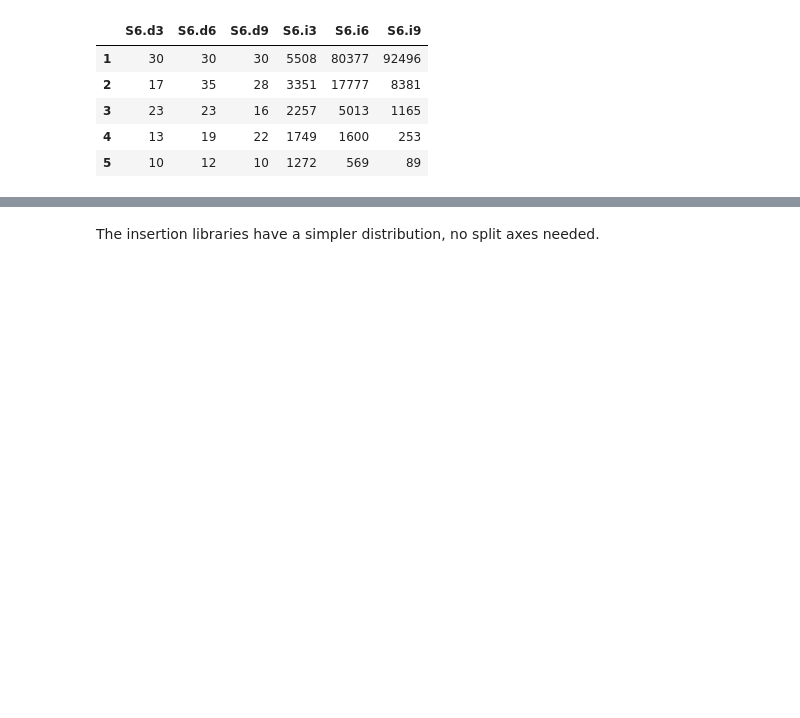
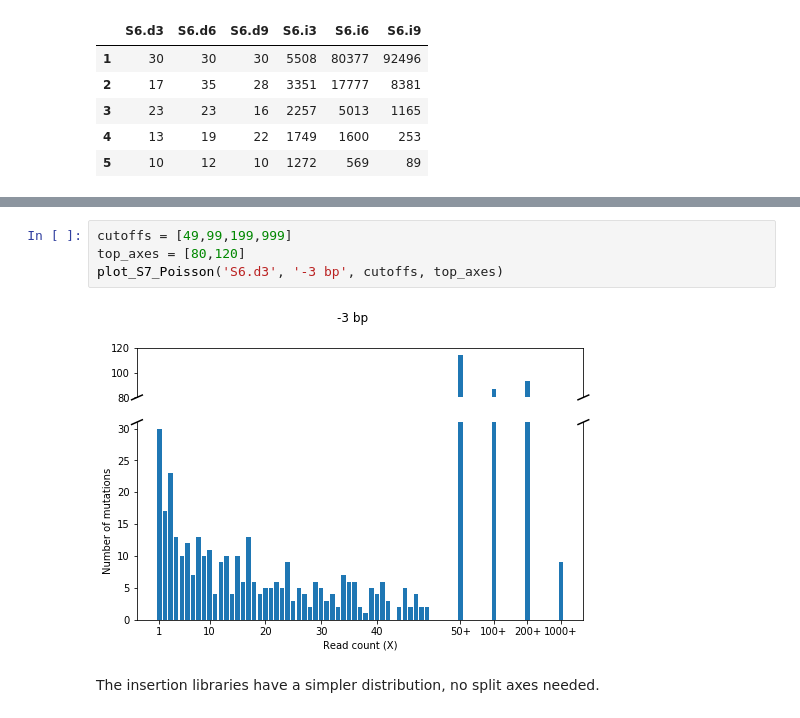
Before and after one commit to fhlab/TRIAD, a Jupyter notebook: TRIAD_composition_figures.ipynb, the cells around one changed output, grey strips where cells are left out. Drawn from its saved outputs; the diff is of its cells as text; blank space fills up the shorter version.

```diff
--- a/TRIAD_composition_figures.ipynb
+++ b/TRIAD_composition_figures.ipynb
@@ -424,3 +470,9 @@ plot_S7_Poisson('S6.d9', 50, '-9 bp')
+# %%
+cutoffs = [49,99,199,999]
+top_axes = [80,120]
+plot_S7_Poisson('S6.d3', '-3 bp', cutoffs, top_axes)
+# %% [output]
+[figure, added]
 # %% [markdown]
 The insertion libraries have a simpler distribution, no split axes needed.
 # %%
```
Also changed, not shown: parts of 9 cells of this notebook.
